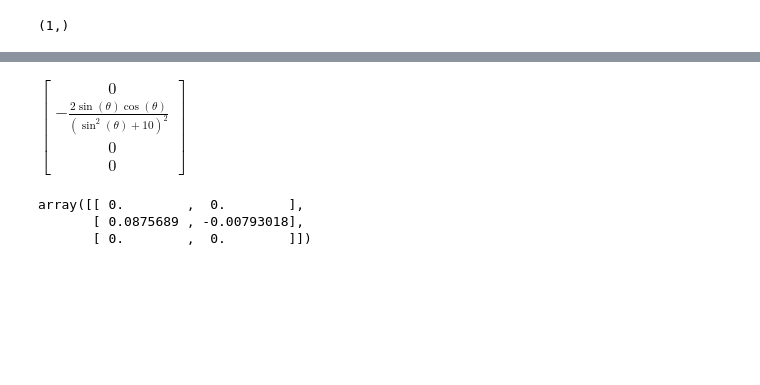
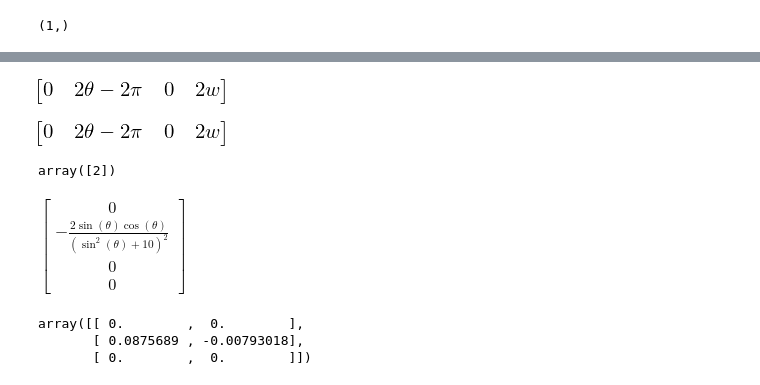
Before and after one commit to lliill/DDP, a Jupyter notebook: Untitled.ipynb, the cells around one changed output, grey strips where cells are left out. Saved outputs shown, nothing was run; the diff lists cells and outputs as text; code cells hidden in the pictures; blank space fills up the shorter version.

```diff
--- a/Untitled.ipynb
+++ b/Untitled.ipynb
@@ -105,0 +126,11 @@ array([[[ 0.        ,  0.        ],
+# %%
+L = (theta - pi)**2 + w**2 + f**2
+# %%
+diff(L,X)
+# %% [output]
+[figure, added]
+# %%
+L_x = L.diff(X)
+L_x
+# %% [output]
+[figure, added]
@@ -106,3 +141,7 @@ array([[[ 0.        ,  0.        ],
+# %%
+np.array(aux((1,1,1,1),np.array(1)))
+# %% [output]
+array([2])
 # %%
 transpose(F3.diff(X).diff(U))
 # %% [output]
```
Also changed, not shown: parts of 8 cells of this notebook, 14 other files.
